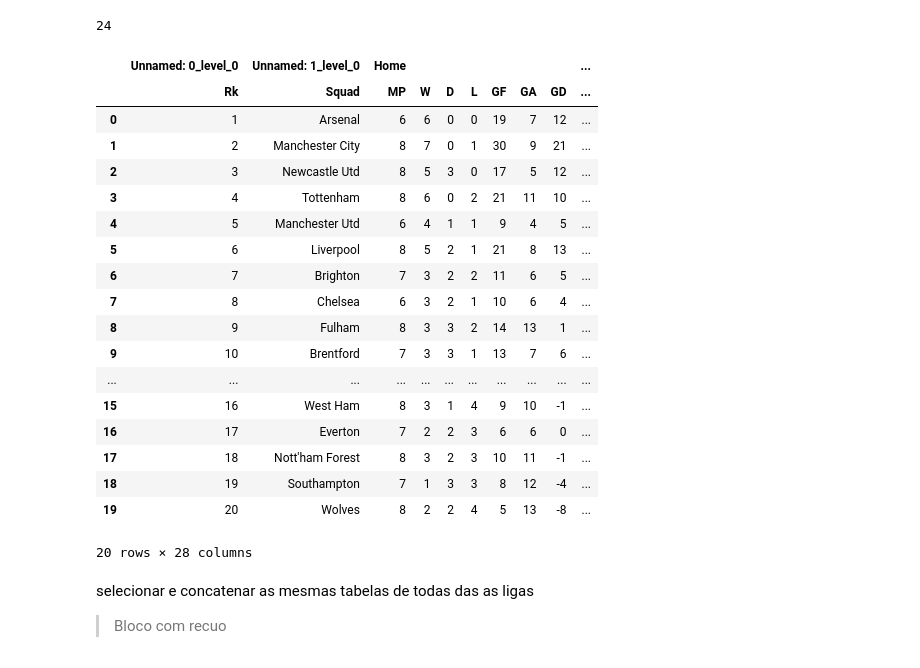
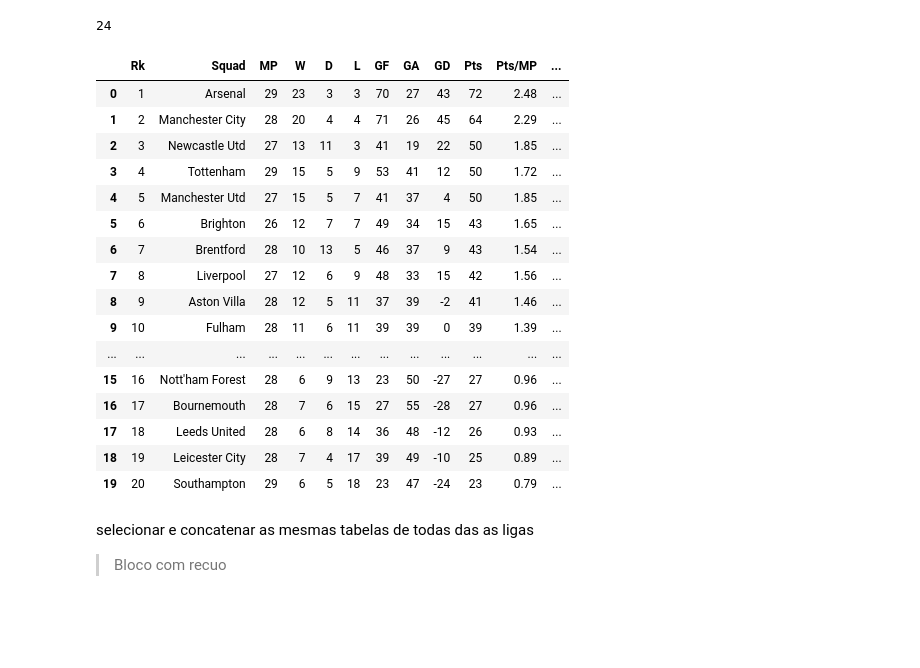
Before and after one commit to bola1318/base_de_dados, a Jupyter notebook: Premier_league_tabela.ipynb, the cells around one changed output. Drawn from its saved outputs; the diff is of its cells as text; code cells hidden in the pictures; blank space fills up the shorter version.

```diff
--- a/Premier_league_tabela.ipynb
+++ b/Premier_league_tabela.ipynb
@@ -51,27 +51,25 @@ len(df1)
 # %% [output]
 24
 # %%
-df1[1] #Regular season
+df1[0] #Regular season
 # %% [output]
-|  | Unnamed: 0_level_0 | Unnamed: 1_level_0 | Home |  |  |  |  |  |  | ... |
-|  | Rk | Squad | MP | W | D | L | GF | GA | GD | ... |
-| 0 | 1 | Arsenal | 6 | 6 | 0 | 0 | 19 | 7 | 12 | ... |
-| 1 | 2 | Manchester City | 8 | 7 | 0 | 1 | 30 | 9 | 21 | ... |
-| 2 | 3 | Newcastle Utd | 8 | 5 | 3 | 0 | 17 | 5 | 12 | ... |
-| 3 | 4 | Tottenham | 8 | 6 | 0 | 2 | 21 | 11 | 10 | ... |
-| 4 | 5 | Manchester Utd | 6 | 4 | 1 | 1 | 9 | 4 | 5 | ... |
-| 5 | 6 | Liverpool | 8 | 5 | 2 | 1 | 21 | 8 | 13 | ... |
-| 6 | 7 | Brighton | 7 | 3 | 2 | 2 | 11 | 6 | 5 | ... |
-| 7 | 8 | Chelsea | 6 | 3 | 2 | 1 | 10 | 6 | 4 | ... |
-| 8 | 9 | Fulham | 8 | 3 | 3 | 2 | 14 | 13 | 1 | ... |
-| 9 | 10 | Brentford | 7 | 3 | 3 | 1 | 13 | 7 | 6 | ... |
-| ... | ... | ... | ... | ... | ... | ... | ... | ... | ... | ... |
-| 15 | 16 | West Ham | 8 | 3 | 1 | 4 | 9 | 10 | -1 | ... |
-| 16 | 17 | Everton | 7 | 2 | 2 | 3 | 6 | 6 | 0 | ... |
-| 17 | 18 | Nott'ham Forest | 8 | 3 | 2 | 3 | 10 | 11 | -1 | ... |
-| 18 | 19 | Southampton | 7 | 1 | 3 | 3 | 8 | 12 | -4 | ... |
-| 19 | 20 | Wolves | 8 | 2 | 2 | 4 | 5 | 13 | -8 | ... |
+|  | Rk | Squad | MP | W | D | L | GF | GA | GD | Pts | Pts/MP | ... |
+| 0 | 1 | Arsenal | 29 | 23 | 3 | 3 | 70 | 27 | 43 | 72 | 2.48 | ... |
+| 1 | 2 | Manchester City | 28 | 20 | 4 | 4 | 71 | 26 | 45 | 64 | 2.29 | ... |
+| 2 | 3 | Newcastle Utd | 27 | 13 | 11 | 3 | 41 | 19 | 22 | 50 | 1.85 | ... |
+| 3 | 4 | Tottenham | 29 | 15 | 5 | 9 | 53 | 41 | 12 | 50 | 1.72 | ... |
+| 4 | 5 | Manchester Utd | 27 | 15 | 5 | 7 | 41 | 37 | 4 | 50 | 1.85 | ... |
+| 5 | 6 | Brighton | 26 | 12 | 7 | 7 | 49 | 34 | 15 | 43 | 1.65 | ... |
+| 6 | 7 | Brentford | 28 | 10 | 13 | 5 | 46 | 37 | 9 | 43 | 1.54 | ... |
+| 7 | 8 | Liverpool | 27 | 12 | 6 | 9 | 48 | 33 | 15 | 42 | 1.56 | ... |
+| 8 | 9 | Aston Villa | 28 | 12 | 5 | 11 | 37 | 39 | -2 | 41 | 1.46 | ... |
+| 9 | 10 | Fulham | 28 | 11 | 6 | 11 | 39 | 39 | 0 | 39 | 1.39 | ... |
+| ... | ... | ... | ... | ... | ... | ... | ... | ... | ... | ... | ... | ... |
+| 15 | 16 | Nott'ham Forest | 28 | 6 | 9 | 13 | 23 | 50 | -27 | 27 | 0.96 | ... |
+| 16 | 17 | Bournemouth | 28 | 7 | 6 | 15 | 27 | 55 | -28 | 27 | 0.96 | ... |
+| 17 | 18 | Leeds United | 28 | 6 | 8 | 14 | 36 | 48 | -12 | 26 | 0.93 | ... |
+| 18 | 19 | Leicester City | 28 | 7 | 4 | 17 | 39 | 49 | -10 | 25 | 0.89 | ... |
+| 19 | 20 | Southampton | 29 | 6 | 5 | 18 | 23 | 47 | -24 | 23 | 0.79 | ... |
-20 rows × 28 columns
 # %% [markdown]
 selecionar e concatenar as mesmas tabelas de todas das as ligas
 
```
Also changed, not shown: parts of 2 cells of this notebook.
